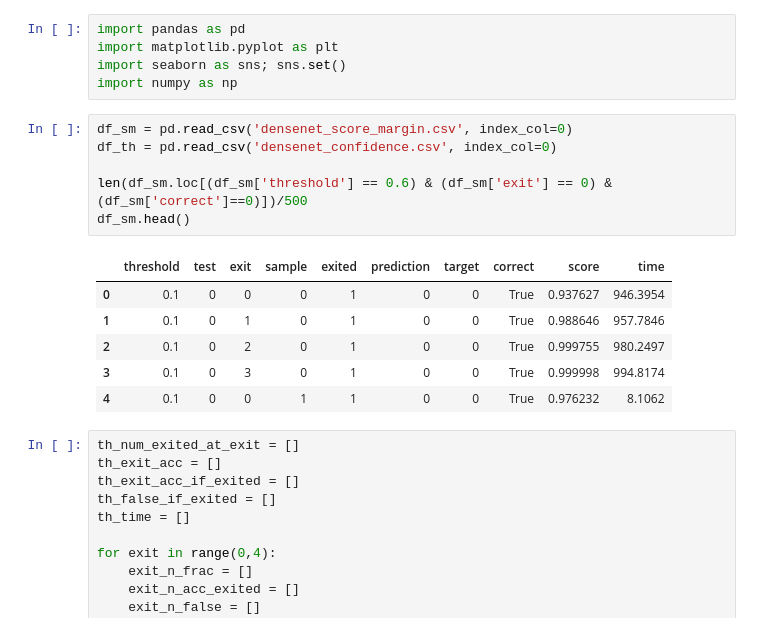
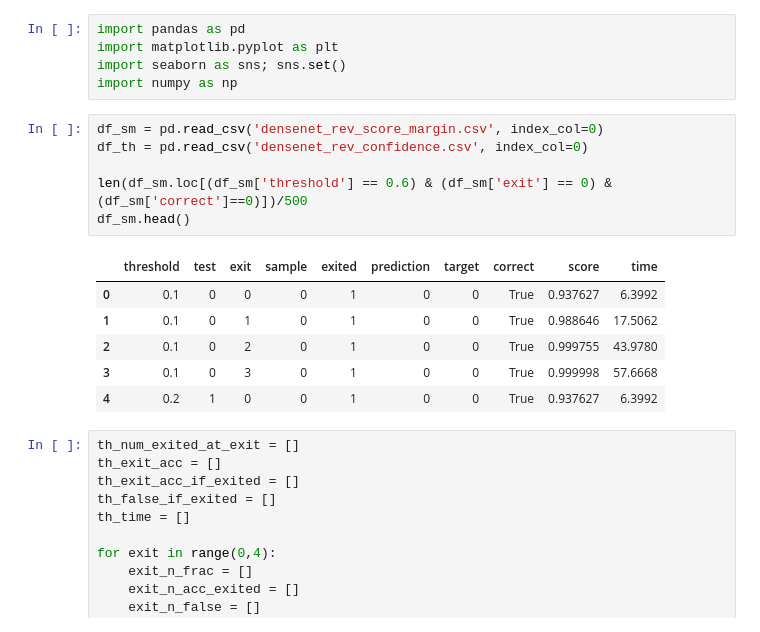
Before and after one commit to AlexKarlsen/thesis-src, a Jupyter notebook: DDNN/logging/threshold_test/Threshold analysis.ipynb, the cells around one changed output. Drawn from its saved outputs; the diff is of its cells as text.

```diff
--- a/DDNN/logging/threshold_test/Threshold analysis.ipynb
+++ b/DDNN/logging/threshold_test/Threshold analysis.ipynb
@@ -4,18 +4,18 @@ import matplotlib.pyplot as plt
 import seaborn as sns; sns.set()
 import numpy as np
 # %%
-df_sm = pd.read_csv('densenet_score_margin.csv', index_col=0)
-df_th = pd.read_csv('densenet_confidence.csv', index_col=0)
+df_sm = pd.read_csv('densenet_rev_score_margin.csv', index_col=0)
+df_th = pd.read_csv('densenet_rev_confidence.csv', index_col=0)
 
 len(df_sm.loc[(df_sm['threshold'] == 0.6) & (df_sm['exit'] == 0) & (df_sm['correct']==0)])/500
 df_sm.head()
 # %% [output]
 |  | threshold | test | exit | sample | exited | prediction | target | correct | score | time |
-| 0 | 0.1 | 0 | 0 | 0 | 1 | 0 | 0 | True | 0.937627 | 946.3954 |
-| 1 | 0.1 | 0 | 1 | 0 | 1 | 0 | 0 | True | 0.988646 | 957.7846 |
-| 2 | 0.1 | 0 | 2 | 0 | 1 | 0 | 0 | True | 0.999755 | 980.2497 |
-| 3 | 0.1 | 0 | 3 | 0 | 1 | 0 | 0 | True | 0.999998 | 994.8174 |
-| 4 | 0.1 | 0 | 0 | 1 | 1 | 0 | 0 | True | 0.976232 | 8.1062 |
+| 0 | 0.1 | 0 | 0 | 0 | 1 | 0 | 0 | True | 0.937627 | 6.3992 |
+| 1 | 0.1 | 0 | 1 | 0 | 1 | 0 | 0 | True | 0.988646 | 17.5062 |
+| 2 | 0.1 | 0 | 2 | 0 | 1 | 0 | 0 | True | 0.999755 | 43.9780 |
+| 3 | 0.1 | 0 | 3 | 0 | 1 | 0 | 0 | True | 0.999998 | 57.6668 |
+| 4 | 0.2 | 1 | 0 | 0 | 1 | 0 | 0 | True | 0.937627 | 6.3992 |
 # %%
 th_num_exited_at_exit = []
 th_exit_acc = []
```
Also changed, not shown: parts of 6 cells of this notebook.
